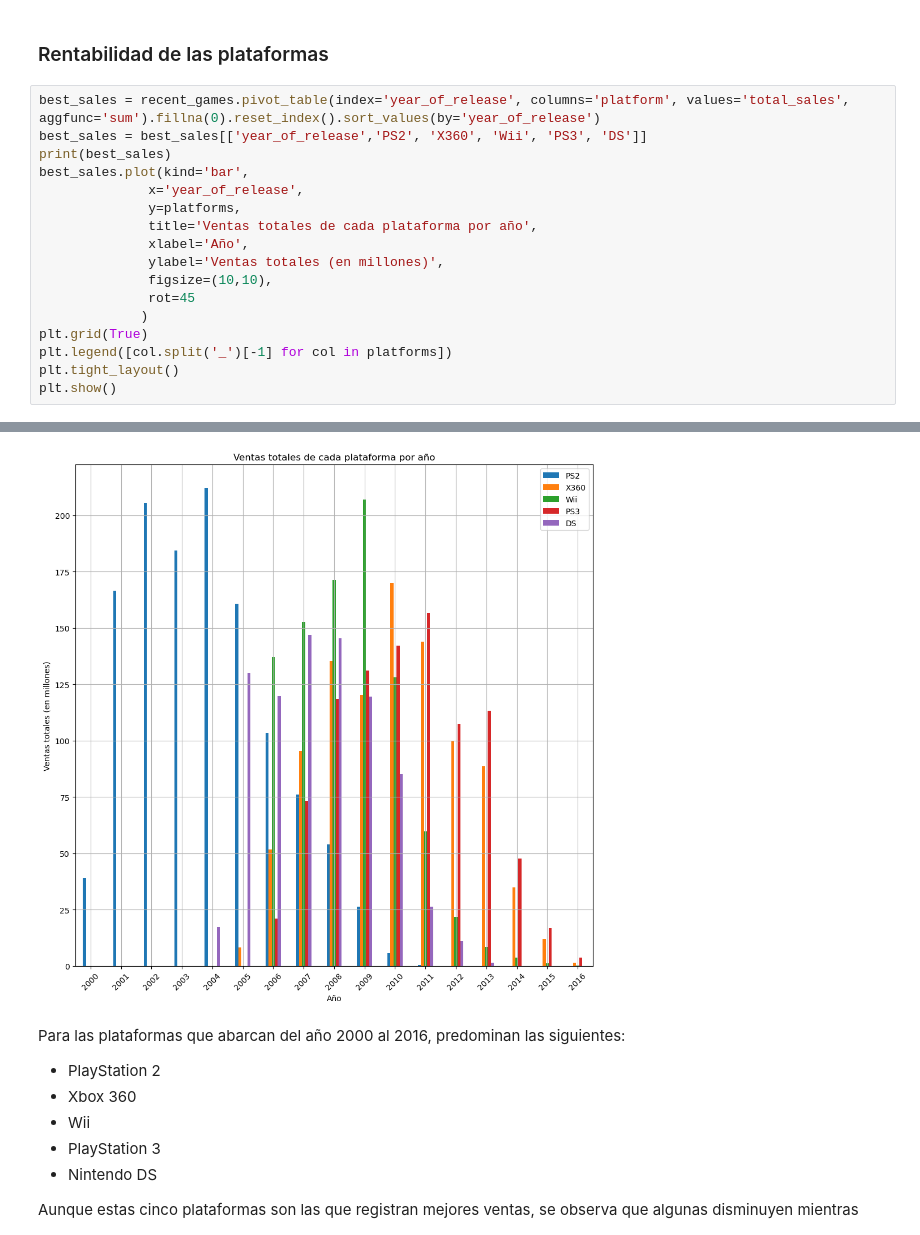
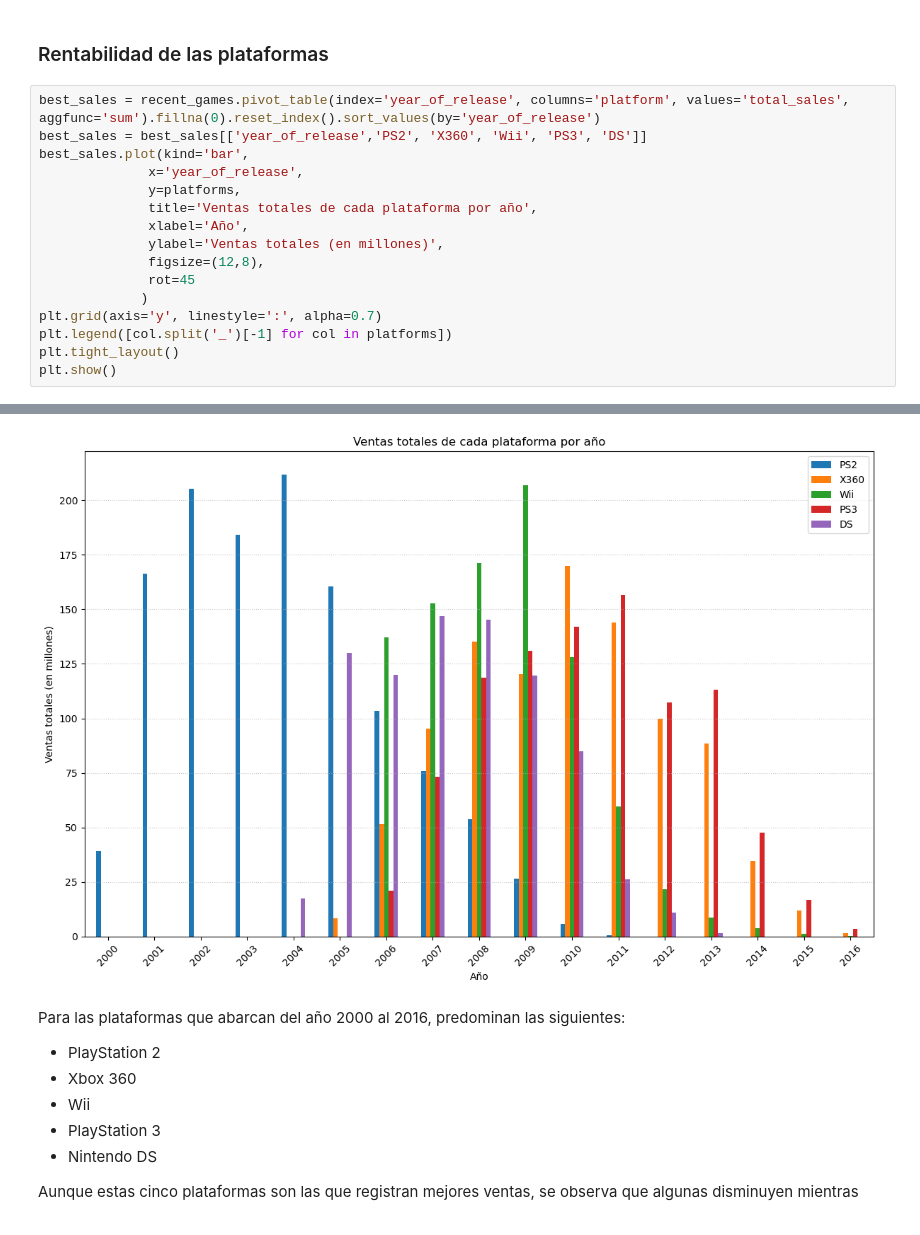
Before and after one commit to SebastianVeraM/Project_Sales_Analysis, a Jupyter notebook: Sprint6_notebook.ipynb, the cells around one changed output, grey strips where cells are left out. Saved outputs shown, nothing was run; the diff lists cells and outputs as text.

```diff
--- a/Sprint6_notebook.ipynb
+++ b/Sprint6_notebook.ipynb
@@ -440,17 +434,16 @@ print(pd.unique(recent_games['platform']))
 # %%
 best_sales = recent_games.pivot_table(index='year_of_release', columns='platform', values='total_sales', aggfunc='sum').fillna(0).reset_index().sort_values(by='year_of_release')
 best_sales = best_sales[['year_of_release','PS2', 'X360', 'Wii', 'PS3', 'DS']]
-print(best_sales)
 best_sales.plot(kind='bar',
               x='year_of_release',
               y=platforms,
               title='Ventas totales de cada plataforma por año',
               xlabel='Año',
               ylabel='Ventas totales (en millones)',
-              figsize=(10,10),
+              figsize=(12,8),
               rot=45
              )
-plt.grid(True)
+plt.grid(axis='y', linestyle=':', alpha=0.7)
 plt.legend([col.split('_')[-1] for col in platforms])
 plt.tight_layout()
 plt.show()
@@ -476,4 +451,4 @@ platform  year_of_release     PS2    X360     Wii     PS3      DS
-[figure, old version]
+[figure, new version]
 # %% [markdown]
 Para las plataformas que abarcan del año 2000 al 2016, predominan las siguientes:
 - PlayStation 2
```
Also changed, not shown: parts of 29 cells of this notebook, 2 other files.
